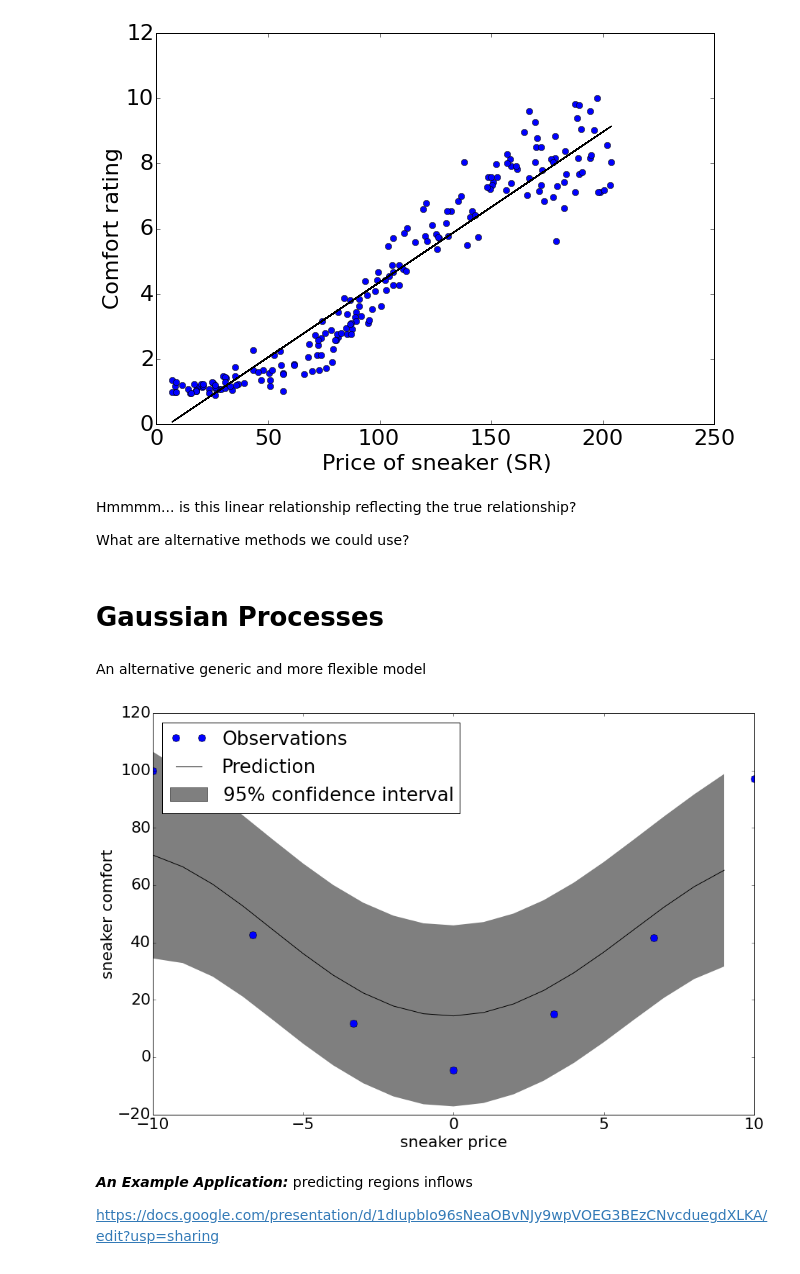
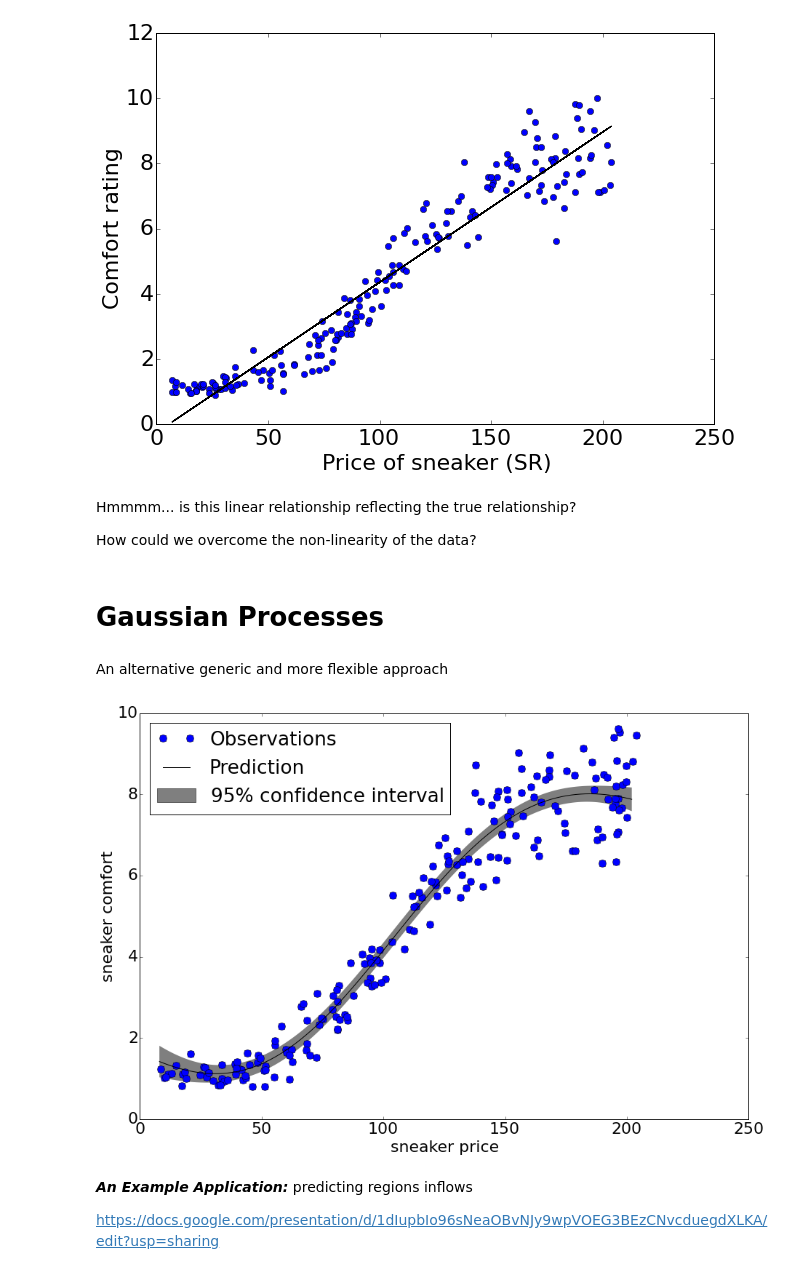
Before and after one commit to fha/ML_intro_tutorial, a Jupyter notebook: Intro to Machine Learning (Riyadh Data Geeks).ipynb, the cells around one changed output. Drawn from its saved outputs; the diff is of its cells as text; code cells hidden in the pictures.

```diff
--- a/Intro to Machine Learning (Riyadh Data Geeks).ipynb
+++ b/Intro to Machine Learning (Riyadh Data Geeks).ipynb
@@ -95,46 +93,46 @@ y = -0.268451309049 + 0.0461705341623 * x
 # %% [markdown]
 Hmmmm... is this linear relationship reflecting the true relationship?
 
-What are alternative methods we could use?
+How could we overcome the non-linearity of the data?
 # %% [markdown]
 # Gaussian Processes
 # %% [markdown]
-An alternative generic and more flexible model
+An alternative generic and more flexible approach
 # %%
 # generate other data as well
-x=[[l] for l in np.linspace(-10,10,7)];
-y=[l[0]*l[0]+np.random.normal(0,4,1)[0]  for l in x];
+##x=[[l] for l in np.linspace(-10,10,7)];
+##y=[l[0]*l[0]+np.random.normal(0,4,1)[0]  for l in x];
 
 import numpy as np
 from sklearn.gaussian_process import GaussianProcess
 from matplotlib import pyplot as pl
 
 
 # Instanciate a Gaussian Process model
 gp = GaussianProcess(corr='squared_exponential', theta0=5,
                      thetaL=0.01, thetaU=10,
                      nugget=1)
 gp.fit(x, y)
 x_plotting=[[l] for l in range(int(np.min(x)),int(np.max(x)))];
 y_pred, MSE = gp.predict(x_plotting, eval_MSE=True)
 sigma = np.sqrt(MSE)
 
 
 # Plot the function, the prediction and the 95% confidence interval based on
 fig = pl.figure()
 fig.set_size_inches(15, 10)
 pl.plot(x, y, 'bo', markersize=10, label=u'Observations')
 pl.plot(x_plotting, y_pred, 'k-', label=u'Prediction')
 pl.fill(np.concatenate([x_plotting, x_plotting[::-1]]),
         np.concatenate([y_pred - 1.9600 * sigma,
                        (y_pred + 1.9600 * sigma)[::-1]]),
         alpha=.5, fc='k', ec='None', label='95% confidence interval')
 pl.xlabel('sneaker price')
 pl.ylabel('sneaker comfort')
 pl.legend(loc='upper left')
 pl.show()
 # %% [output]
-[figure, old version]
+[figure, new version]
 # %% [markdown]
 ***An Example Application:*** predicting regions inflows
 
```
Also changed, not shown: parts of 6 cells of this notebook.
